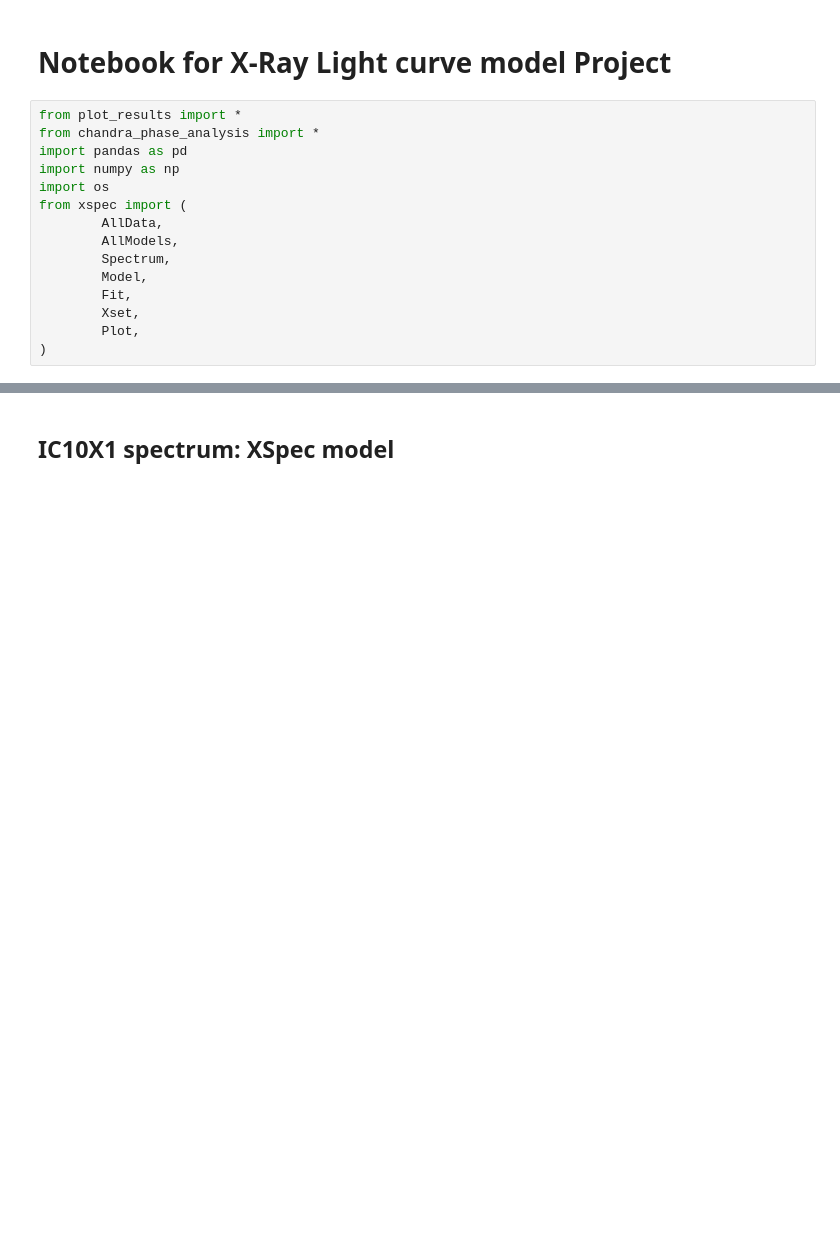
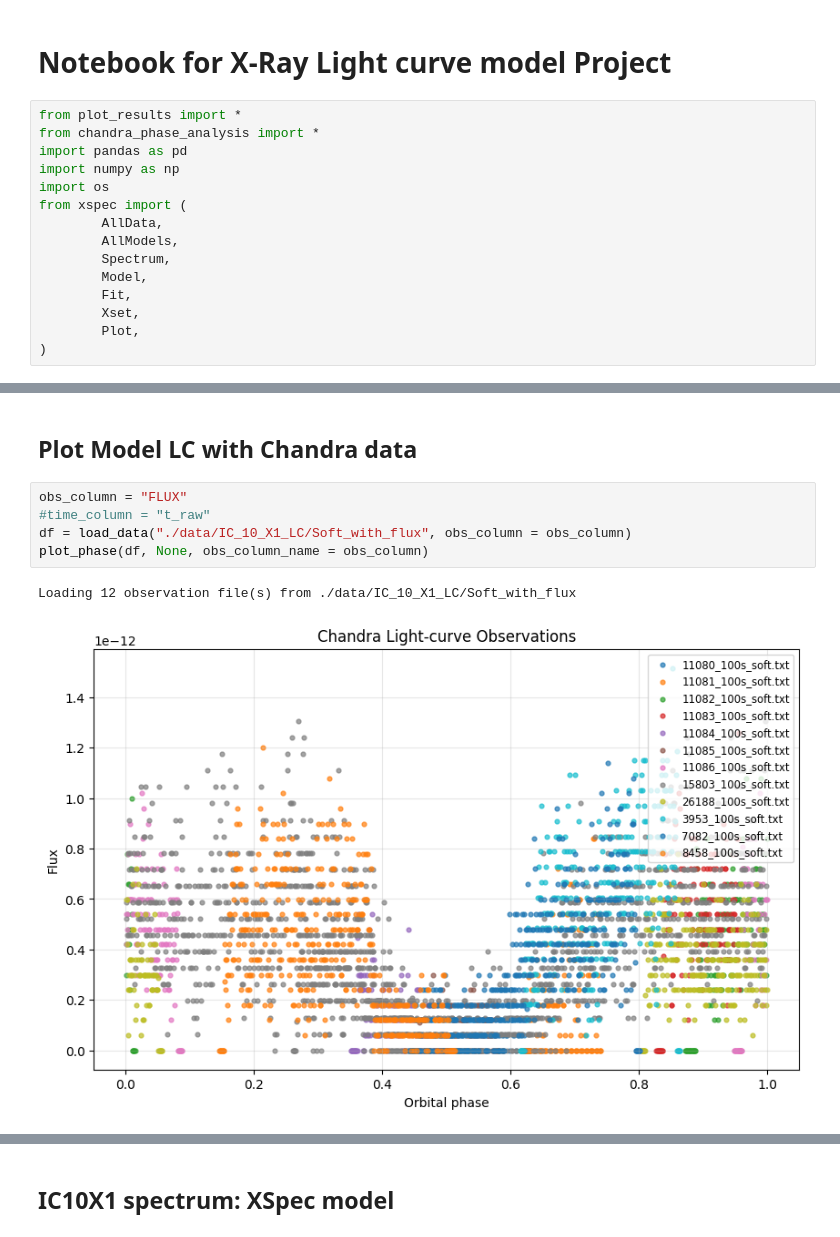
Before and after one commit to Ruchit10/XRB_LightCurve, a Jupyter notebook: xrb_model_analysis.ipynb, the cells around one changed output, grey strips where cells are left out. Saved outputs shown, nothing was run; the diff lists cells and outputs as text; blank space fills up the shorter version.

```diff
--- a/xrb_model_analysis.ipynb
+++ b/xrb_model_analysis.ipynb
@@ -53,0 +73,10 @@ plot_geometric_parameters("sim_flux_interpolate_phabs_soft.csv")
+# %% [markdown]
+## Plot Model LC with Chandra data
+# %%
+obs_column = "FLUX"
+#time_column = "t_raw"
+df = load_data("./data/IC_10_X1_LC/Soft_with_flux", obs_column = obs_column)
+plot_phase(df, None, obs_column_name = obs_column)
+# %% [output]
+Loading 12 observation file(s) from ./data/IC_10_X1_LC/Soft_with_flux
+[figure, added]
```
Also changed, not shown: parts of 12 cells of this notebook, 2 other files.
